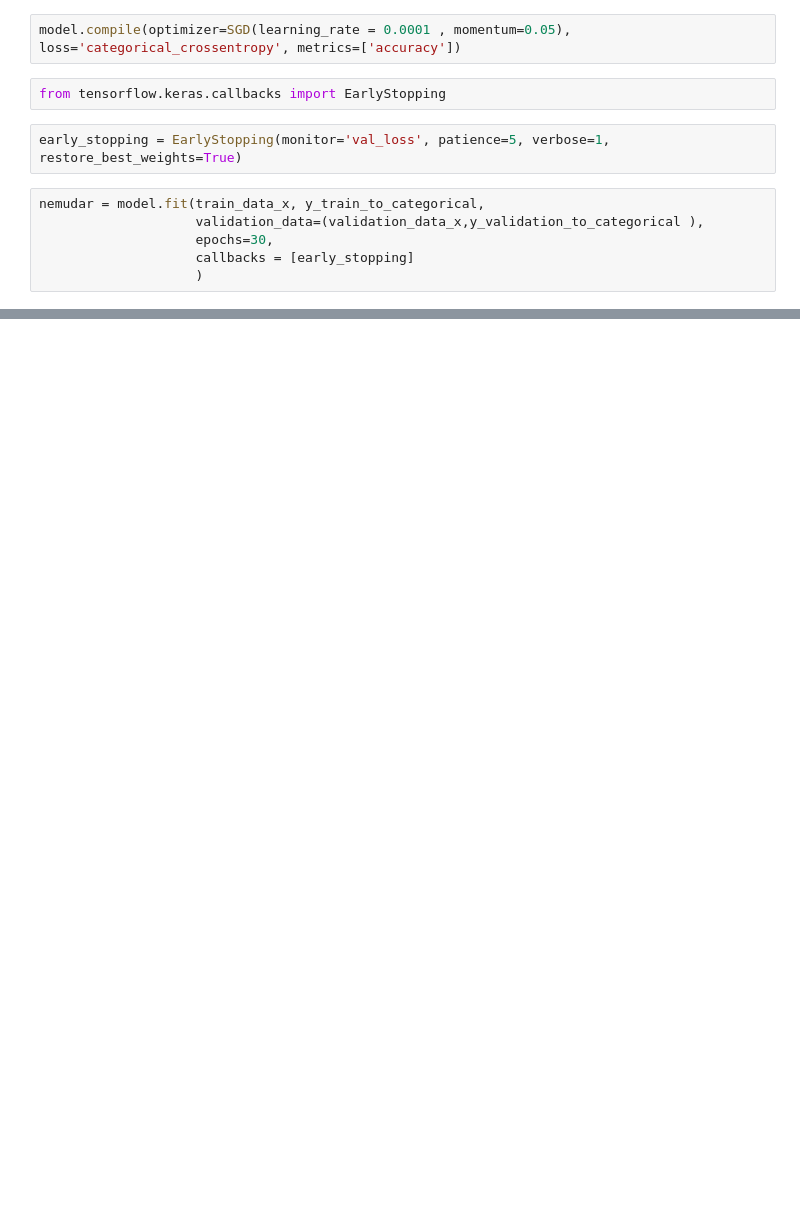
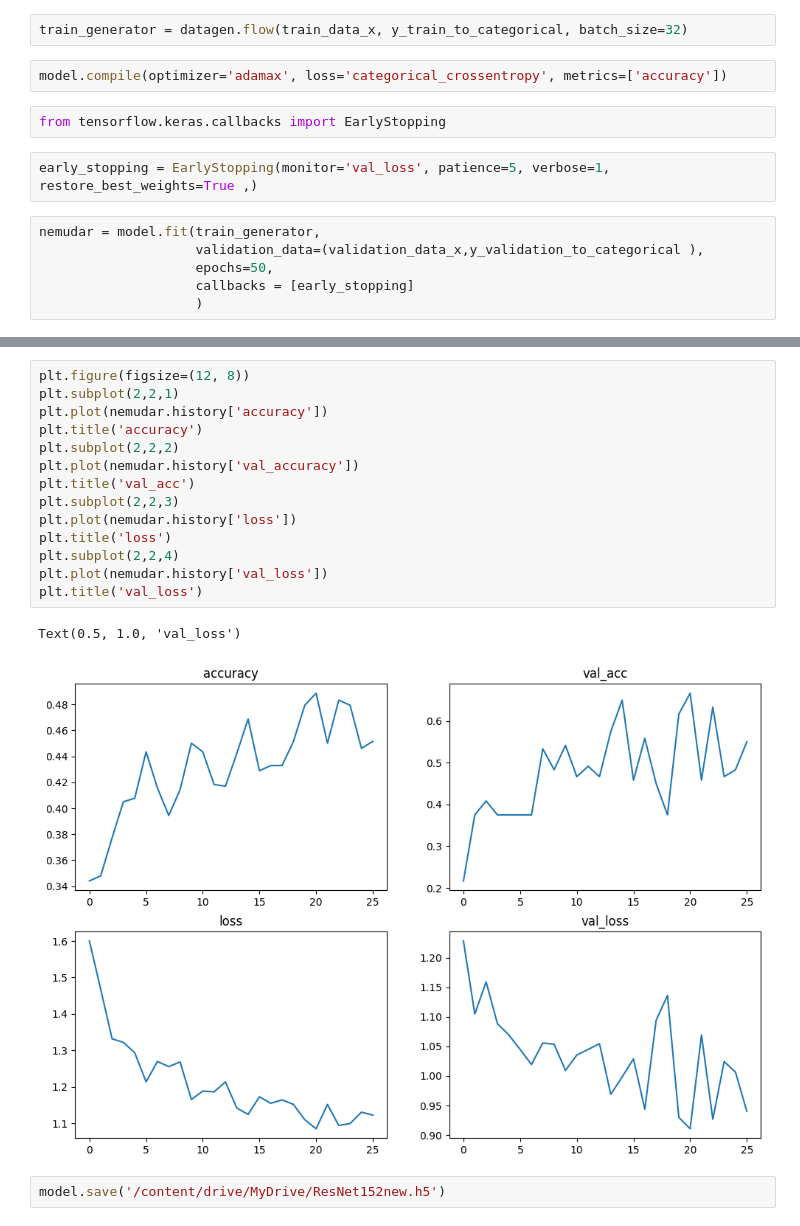
Before and after one commit to RexGod/DataMining_Pgu_Nueral_Network, a Jupyter notebook: finalDeepLearning.ipynb, the cells around one changed output, grey strips where cells are left out. Drawn from its saved outputs; the diff is of its cells as text; blank space fills up the shorter version.

```diff
--- a/finalDeepLearning.ipynb
+++ b/finalDeepLearning.ipynb
@@ -99,13 +151,15 @@ model.add(Dense(3,activation = 'softmax'))
+# %%
+train_generator = datagen.flow(train_data_x, y_train_to_categorical, batch_size=32)
 # %%
-model.compile(optimizer=SGD(learning_rate = 0.0001 , momentum=0.05), loss='categorical_crossentropy', metrics=['accuracy'])
+model.compile(optimizer='adamax', loss='categorical_crossentropy', metrics=['accuracy'])
 # %%
 from tensorflow.keras.callbacks import EarlyStopping
 # %%
-early_stopping = EarlyStopping(monitor='val_loss', patience=5, verbose=1, restore_best_weights=True)
+early_stopping = EarlyStopping(monitor='val_loss', patience=5, verbose=1, restore_best_weights=True ,)
 # %%
-nemudar = model.fit(train_data_x, y_train_to_categorical,
+nemudar = model.fit(train_generator,
                     validation_data=(validation_data_x,y_validation_to_categorical ),
-                    epochs=30,
+                    epochs=50,
                     callbacks = [early_stopping]
                     )
 # %% [output]
@@ -123,0 +183,19 @@ KeyboardInterrupt: ignored
+# %%
+plt.figure(figsize=(12, 8))
+plt.subplot(2,2,1)
+plt.plot(nemudar.history['accuracy'])
+plt.title('accuracy')
+plt.subplot(2,2,2)
+plt.plot(nemudar.history['val_accuracy'])
+plt.title('val_acc')
+plt.subplot(2,2,3)
+plt.plot(nemudar.history['loss'])
+plt.title('loss')
+plt.subplot(2,2,4)
+plt.plot(nemudar.history['val_loss'])
+plt.title('val_loss')
+# %% [output]
+Text(0.5, 1.0, 'val_loss')
+[figure, added]
+# %%
+model.save('/content/drive/MyDrive/ResNet152new.h5')
```
Also changed, not shown: parts of 19 cells of this notebook.
